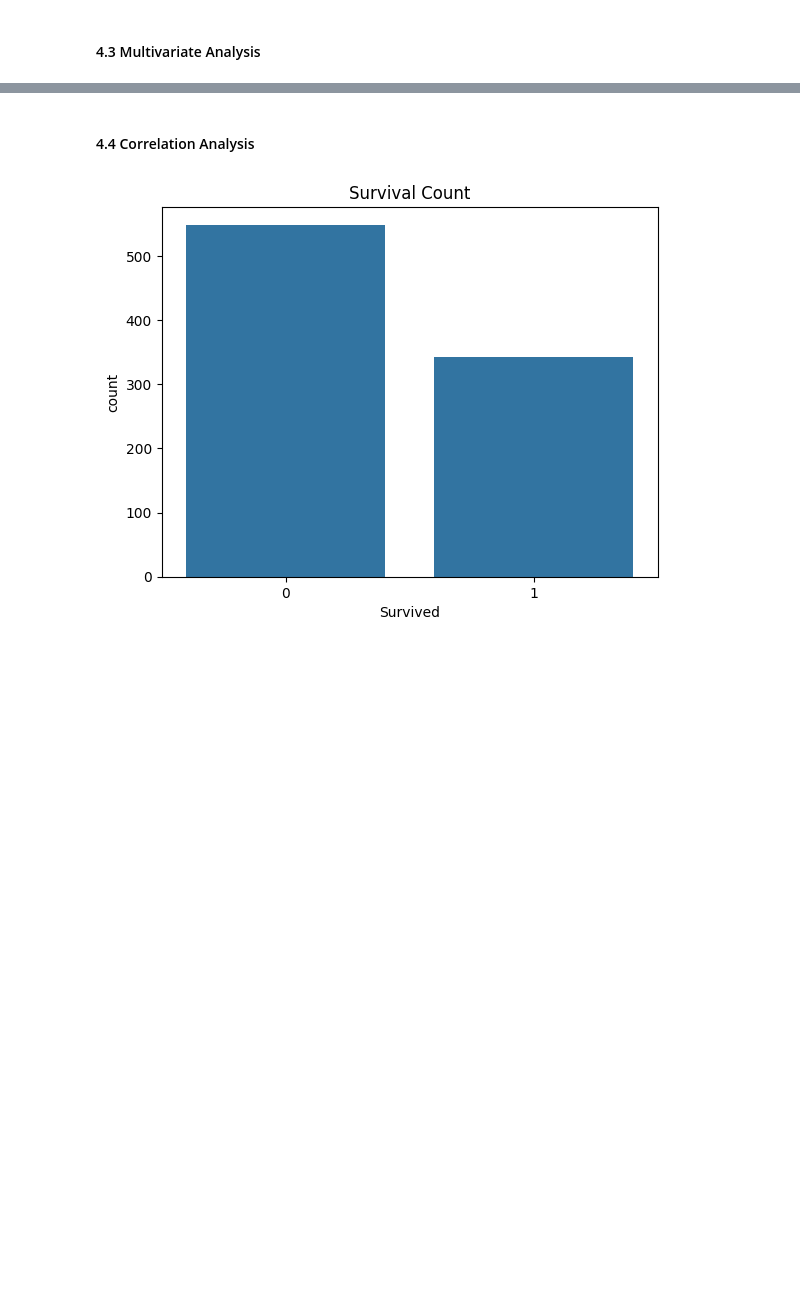
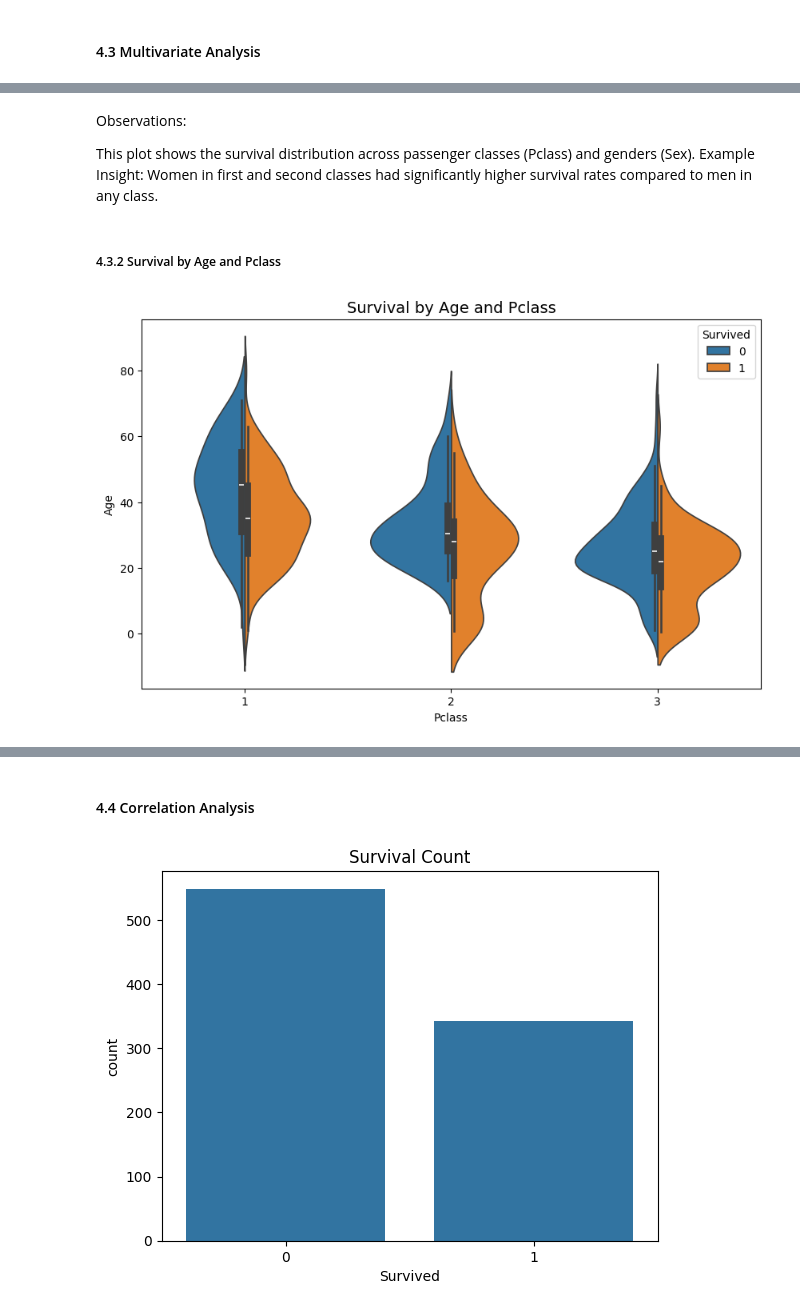
Before and after one commit to RJay02/Artificial-Intelligence, a Jupyter notebook: S2 Machine Learning AI Scientific/Machine Learning Algorithms.ipynb, the cells around one changed output, grey strips where cells are left out. Cells and saved outputs as stored; diff of their text form; code cells hidden in the pictures; blank space fills up the shorter version.

```diff
--- a/S2 Machine Learning AI Scientific/Machine Learning Algorithms.ipynb
+++ b/S2 Machine Learning AI Scientific/Machine Learning Algorithms.ipynb
@@ -364,0 +389,15 @@ The numerical features include `Age` and `Fare`. Their distributions and relatio
+# %% [markdown]
+Observations:
+
+This plot shows the survival distribution across passenger classes (Pclass) and genders (Sex).
+Example Insight: Women in first and second classes had significantly higher survival rates compared to men in any class.
+# %% [markdown]
+##### 4.3.2 Survival by Age and Pclass
+# %%
+# Multivariate analysis: Survival by Age and Pclass
+plt.figure(figsize=(10, 6))
+sns.violinplot(data=train_data, x="Pclass", y="Age", hue="Survived", split=True)
+plt.title("Survival by Age and Pclass", fontsize=14)
+plt.show()
+# %% [output]
+[figure, added]
```
Also changed, not shown: parts of 24 cells of this notebook.
